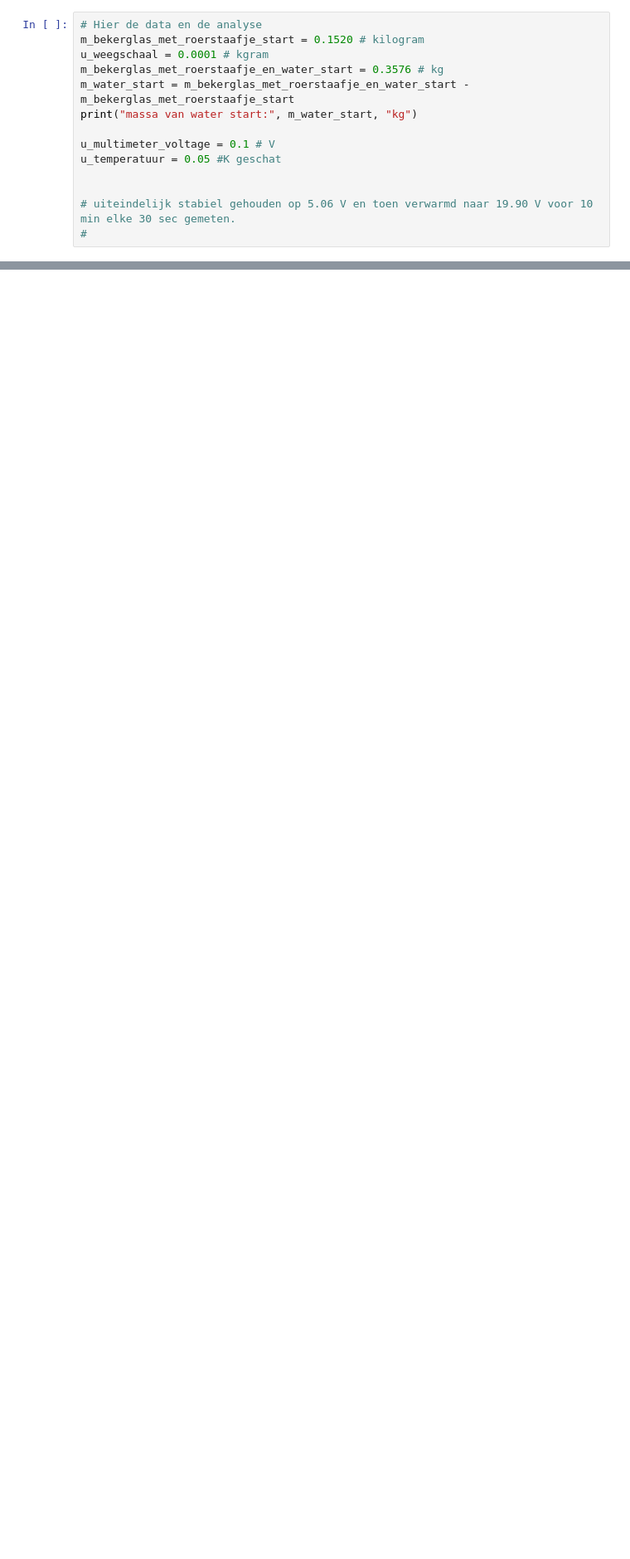
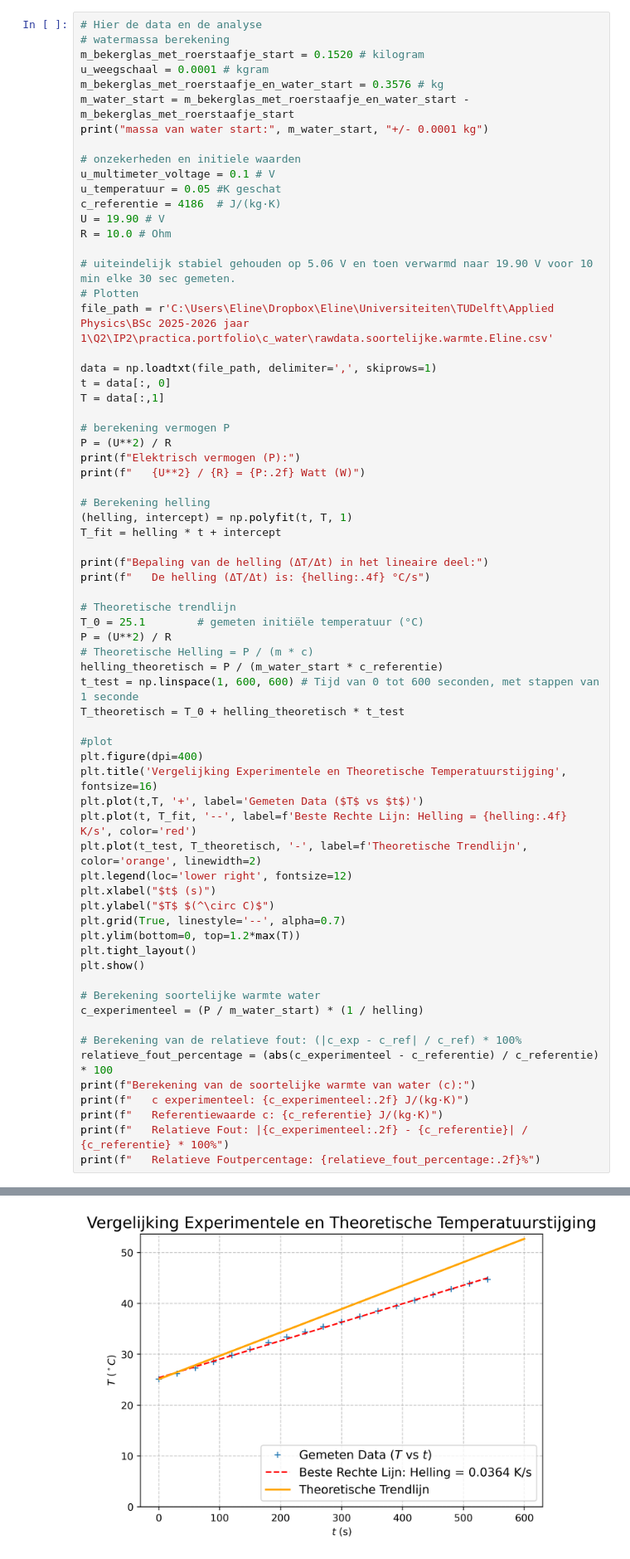
Before and after one commit to swerleman/IP2-Portfolio, a Jupyter notebook: Content/Labs/cwater.ipynb, the cells around one changed output, grey strips where cells are left out. Shown at 83% size. Drawn from its saved outputs; the diff is of its cells as text; blank space fills up the shorter version.

```diff
--- a/Content/Labs/cwater.ipynb
+++ b/Content/Labs/cwater.ipynb
@@ -115,16 +101,70 @@ zorg ervoor dat flas droog is aan de binnen en buitenwanden voor het wegen. wach
 # Resultaten
 # %%
 # Hier de data en de analyse
+# watermassa berekening
 m_bekerglas_met_roerstaafje_start = 0.1520 # kilogram
 u_weegschaal = 0.0001 # kgram
 m_bekerglas_met_roerstaafje_en_water_start = 0.3576 # kg
 m_water_start = m_bekerglas_met_roerstaafje_en_water_start - m_bekerglas_met_roerstaafje_start
-print("massa van water start:", m_water_start, "kg")
+print("massa van water start:", m_water_start, "+/- 0.0001 kg")
 
+# onzekerheden en initiele waarden
 u_multimeter_voltage = 0.1 # V
 u_temperatuur = 0.05 #K geschat
-
+c_referentie = 4186  # J/(kg·K)
+U = 19.90 # V
+R = 10.0 # Ohm
 
 # uiteindelijk stabiel gehouden op 5.06 V en toen verwarmd naar 19.90 V voor 10 min elke 30 sec gemeten.
-#
+# Plotten
+file_path = r'C:\Users\Eline\Dropbox\Eline\Universiteiten\TUDelft\Applied Physics\BSc 2025-2026 jaar 1\Q2\IP2\practica.portfolio\c_water\rawdata.soortelijke.warmte.Eline.csv'
+
+data = np.loadtxt(file_path, delimiter=',', skiprows=1)
+t = data[:, 0]
+T = data[:,1]
+
+# berekening vermogen P
+P = (U**2) / R
+print(f"Elektrisch vermogen (P):")
+print(f"   {U**2} / {R} = {P:.2f} Watt (W)")
+
+# Berekening helling
+(helling, intercept) = np.polyfit(t, T, 1)
+T_fit = helling * t + intercept
+
+print(f"Bepaling van de helling (ΔT/Δt) in het lineaire deel:")
+print(f"   De helling (ΔT/Δt) is: {helling:.4f} °C/s")
+
+# Theoretische trendlijn
+T_0 = 25.1        # gemeten initiële temperatuur (°C)
+P = (U**2) / R
+# Theoretische Helling = P / (m * c)
+helling_theoretisch = P / (m_water_start * c_referentie)
+t_test = np.linspace(1, 600, 600) # Tijd van 0 tot 600 seconden, met stappen van 1 seconde
+T_theoretisch = T_0 + helling_theoretisch * t_test
+
+#plot
+plt.figure(dpi=400)
+plt.title('Vergelijking Experimentele en Theoretische Temperatuurstijging', fontsize=16)
+plt.plot(t,T, '+', label='Gemeten Data ($T$ vs $t$)')
+plt.plot(t, T_fit, '--', label=f'Beste Rechte Lijn: Helling = {helling:.4f} K/s', color='red')
+plt.plot(t_test, T_theoretisch, '-', label=f'Theoretische Trendlijn', color='orange', linewidth=2)
+plt.legend(loc='lower right', fontsize=12)
+plt.xlabel("$t$ (s)")
+plt.ylabel("$T$ $(^\circ C)$")
+plt.grid(True, linestyle='--', alpha=0.7)
+plt.ylim(bottom=0, top=1.2*max(T))
+plt.tight_layout()
+plt.show()
+
+# Berekening soortelijke warmte water
+c_experimenteel = (P / m_water_start) * (1 / helling)
+
+# Berekening van de relatieve fout: (|c_exp - c_ref| / c_ref) * 100%
+relatieve_fout_percentage = (abs(c_experimenteel - c_referentie) / c_referentie) * 100
+print(f"Berekening van de soortelijke warmte van water (c):")
+print(f"   c experimenteel: {c_experimenteel:.2f} J/(kg·K)")
+print(f"   Referentiewaarde c: {c_referentie} J/(kg·K)")
+print(f"   Relatieve Fout: |{c_experimenteel:.2f} - {c_referentie}| / {c_referentie} * 100%")
+print(f"   Relatieve Foutpercentage: {relatieve_fout_percentage:.2f}%")
 # %% [output]
@@ -131,0 +176 @@ massa van water start: 0.20559999999999998 kg
+[figure, added]
```
Also changed, not shown: parts of 6 cells of this notebook.
